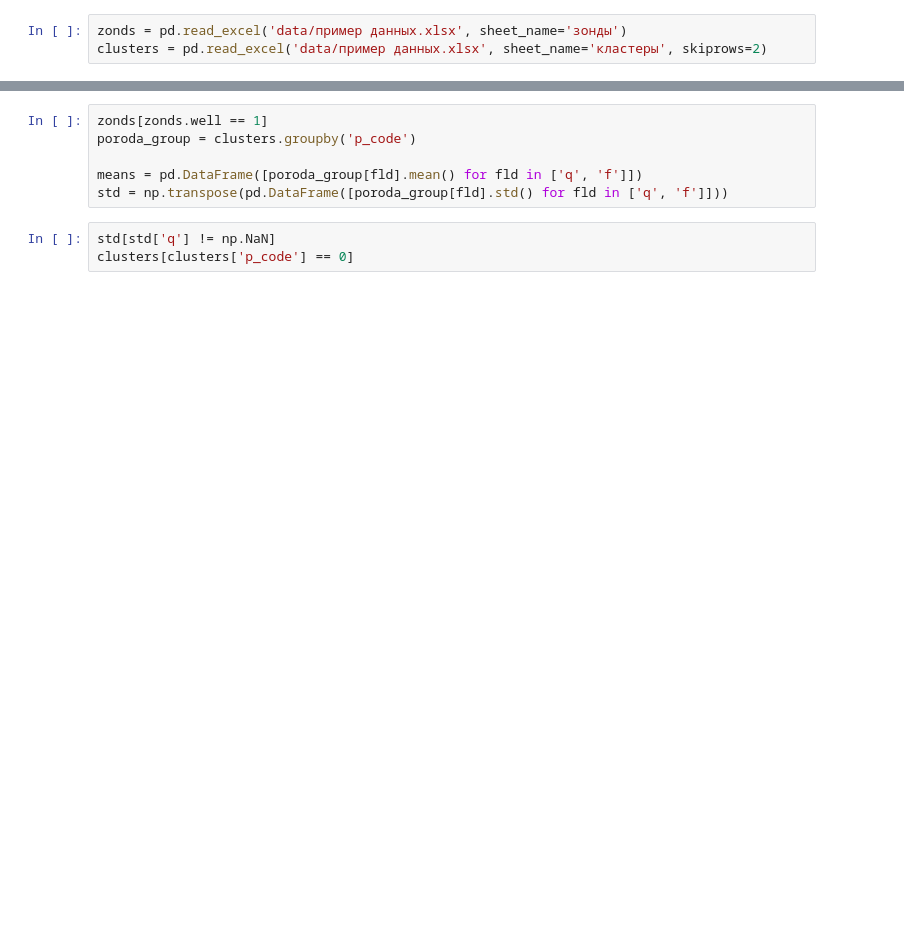
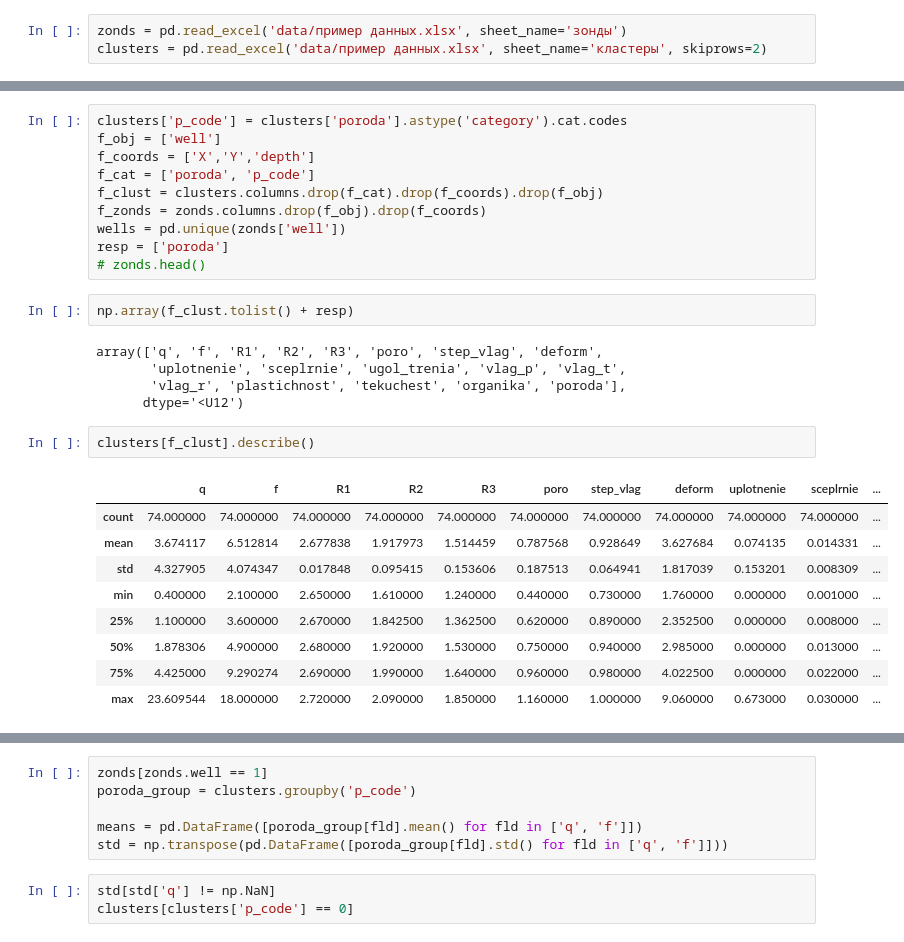
Before and after one commit to ixomaxip/ml, a Jupyter notebook: src/dev.ipynb, the cells around one changed output, grey strips where cells are left out. Drawn from its saved outputs; the diff is of its cells as text; blank space fills up the shorter version.

```diff
--- a/src/dev.ipynb
+++ b/src/dev.ipynb
@@ -12,0 +35,29 @@ clusters['p_code'] = clusters['poroda'].astype('category').cat.codes
+# %%
+clusters['p_code'] = clusters['poroda'].astype('category').cat.codes
+f_obj = ['well']
+f_coords = ['X','Y','depth']
+f_cat = ['poroda', 'p_code']
+f_clust = clusters.columns.drop(f_cat).drop(f_coords).drop(f_obj)
+f_zonds = zonds.columns.drop(f_obj).drop(f_coords)
+wells = pd.unique(zonds['well'])
+resp = ['poroda']
+# zonds.head()
+# %%
+np.array(f_clust.tolist() + resp)
+# %% [output]
+array(['q', 'f', 'R1', 'R2', 'R3', 'poro', 'step_vlag', 'deform',
+       'uplotnenie', 'sceplrnie', 'ugol_trenia', 'vlag_p', 'vlag_t',
+       'vlag_r', 'plastichnost', 'tekuchest', 'organika', 'poroda'],
+      dtype='<U12')
+# %%
+clusters[f_clust].describe()
+# %% [output]
+|  | q | f | R1 | R2 | R3 | poro | step_vlag | deform | uplotnenie | sceplrnie | ... |
+| count | 74.000000 | 74.000000 | 74.000000 | 74.000000 | 74.000000 | 74.000000 | 74.000000 | 74.000000 | 74.000000 | 74.000000 | ... |
+| mean | 3.674117 | 6.512814 | 2.677838 | 1.917973 | 1.514459 | 0.787568 | 0.928649 | 3.627684 | 0.074135 | 0.014331 | ... |
+| std | 4.327905 | 4.074347 | 0.017848 | 0.095415 | 0.153606 | 0.187513 | 0.064941 | 1.817039 | 0.153201 | 0.008309 | ... |
+| min | 0.400000 | 2.100000 | 2.650000 | 1.610000 | 1.240000 | 0.440000 | 0.730000 | 1.760000 | 0.000000 | 0.001000 | ... |
+| 25% | 1.100000 | 3.600000 | 2.670000 | 1.842500 | 1.362500 | 0.620000 | 0.890000 | 2.352500 | 0.000000 | 0.008000 | ... |
+| 50% | 1.878306 | 4.900000 | 2.680000 | 1.920000 | 1.530000 | 0.750000 | 0.940000 | 2.985000 | 0.000000 | 0.013000 | ... |
+| 75% | 4.425000 | 9.290274 | 2.690000 | 1.990000 | 1.640000 | 0.960000 | 0.980000 | 4.022500 | 0.000000 | 0.022000 | ... |
+| max | 23.609544 | 18.000000 | 2.720000 | 2.090000 | 1.850000 | 1.160000 | 1.000000 | 9.060000 | 0.673000 | 0.030000 | ... |
```
Also changed, not shown: parts of 8 cells of this notebook, 1 other file.
